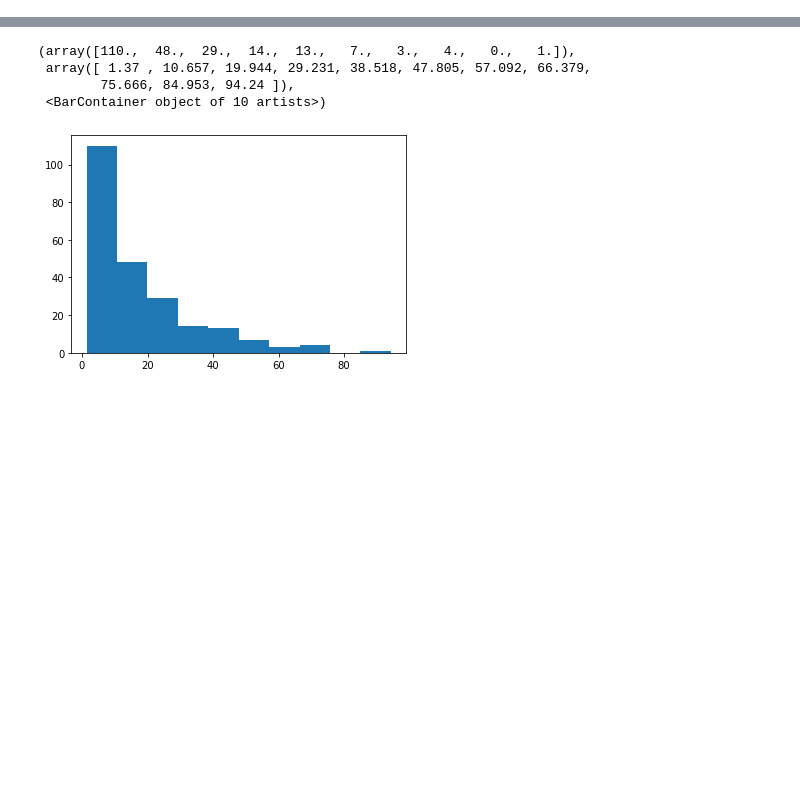
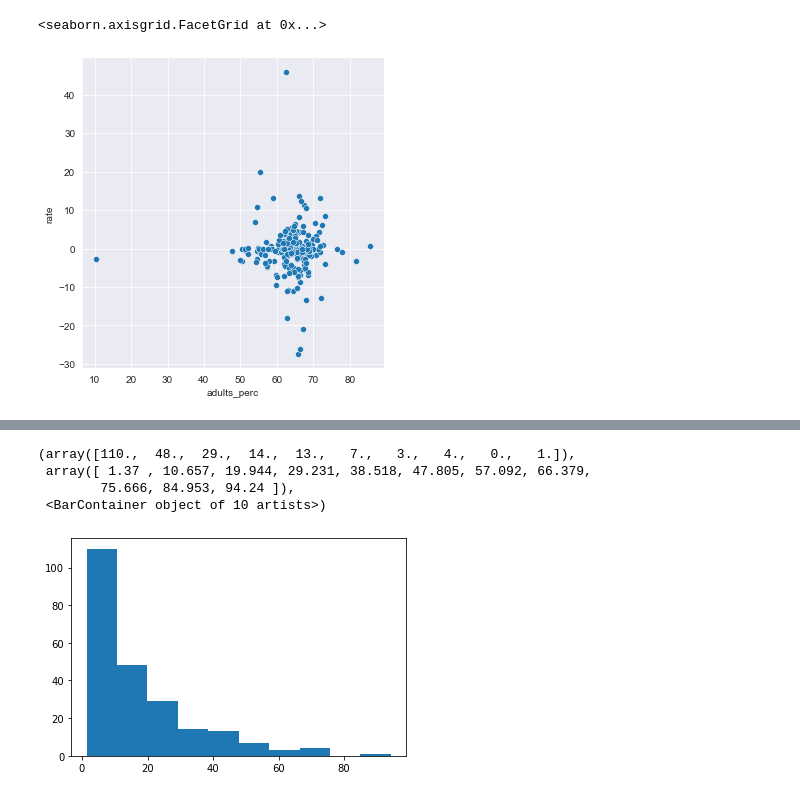
Before and after one commit to farqlia/WorldCountriesProject, a Jupyter notebook: notebooks/Test Web Scraping.ipynb, the cells around one changed output, grey strips where cells are left out. Cells and saved outputs as stored; diff of their text form; code cells hidden in the pictures; blank space fills up the shorter version.

```diff
--- a/notebooks/Test Web Scraping.ipynb
+++ b/notebooks/Test Web Scraping.ipynb
@@ -13,0 +68,6 @@ field_builder = builder.append("field/{field}/")
+# %%
+response = requests.get(field_builder.put_params(field='net-migration-rate'))
+countries_paragraphs = web_scraper.retrieve_paragraph_contents(response.content)
+migration = numerical_metrics.get_migration_rate(countries_paragraphs)
+
+migration.head()
@@ -13,0 +81,6 @@ field_builder = builder.append("field/{field}/")
+# %%
+migration['adults_perc'] = age_structure['15-64 years']
+sns.relplot(data=migration, x='adults_perc', y='rate', kind='scatter')
+# %% [output]
+<seaborn.axisgrid.FacetGrid at 0x...>
+[figure, added]
```
Also changed, not shown: parts of 8 cells of this notebook, 9 other files.
